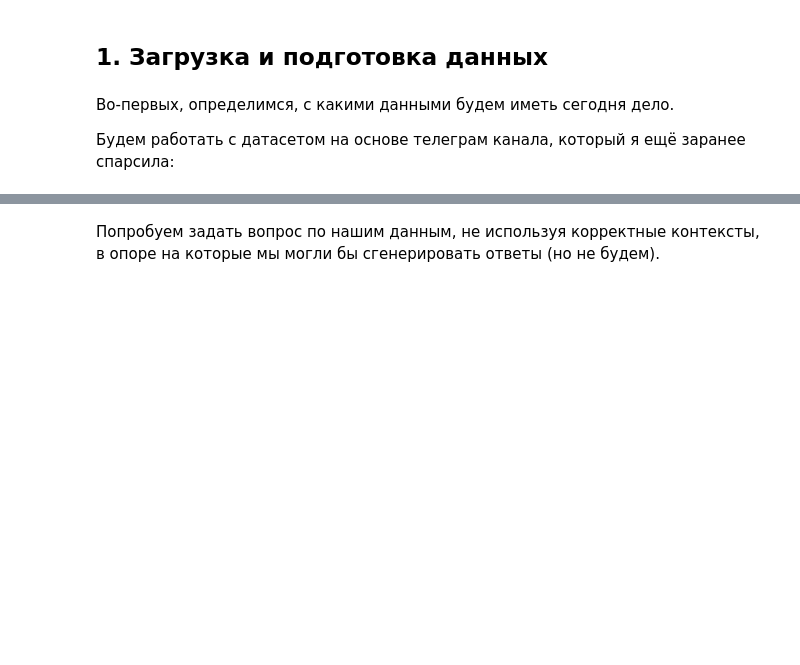
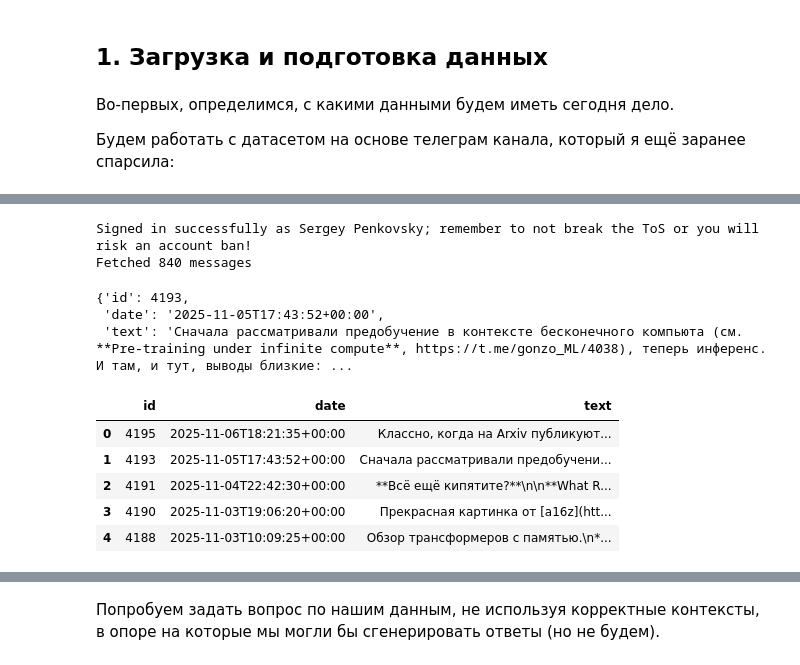
Before and after one commit to pese-git/llm-engineer, a Jupyter notebook: module04/theme02/RAG_new_workshop.ipynb, the cells around one changed output, grey strips where cells are left out. Drawn from its saved outputs; the diff is of its cells as text; code cells hidden in the pictures; blank space fills up the shorter version.

```diff
--- a/module04/theme02/RAG_new_workshop.ipynb
+++ b/module04/theme02/RAG_new_workshop.ipynb
@@ -24,0 +41,54 @@ df.head(5)
+# %%
+#@title Введите ваши токены
+api_id = "29508696" #@param{type:"string"}
+api_id = int(api_id)
+api_hash = '53db3202338934b8e1743a17503a37d6' #@param{type:"string"}
+session_name = "workshop_preprocessing_v2"
+# %%
+#@title Запуск клиента Telegram
+from telethon import TelegramClient, events, sync
+from telethon.tl.types import PeerChannel
+
+client = TelegramClient(session_name, api_id, api_hash)
+# %%
+#@title Парсинг данных
+async def fetch_messages(channel_username: str, limit: int = 200):
+    await client.start()
+    entity = await client.get_entity(channel_username)
+    msgs = []
+    async for msg in client.iter_messages(entity, limit=limit):
+        if msg.text is not None and msg.text != '':
+            msgs.append({
+                'id': msg.id,
+                'date': msg.date.isoformat(),
+                'text': msg.text,
+            })
+    await client.disconnect()
+    return msgs
+
+channel_name = 'gonzo_ML' #@param{type:"string"}
+limit = 2000 #@param{type:"string"}
+limit = int(limit)
+
+out = await fetch_messages(channel_name, limit=limit)
+print(f'Fetched {len(out)} messages')
+# %% [output]
+Signed in successfully as Sergey Penkovsky; remember to not break the ToS or you will risk an account ban!
+Fetched 840 messages
+# %%
+out[1]
+# %% [output]
+{'id': 4193,
+ 'date': '2025-11-05T17:43:52+00:00',
+ 'text': 'Сначала рассматривали предобучение в контексте бесконечного компьюта (см. **Pre-training under infinite compute**, https://t.me/gonzo_ML/4038), теперь инференс. И там, и тут, выводы близкие: ...
+# %%
+# Преобразование в DataFrame
+df = pd.DataFrame(out)
+df.head()
+# %% [output]
+|  | id | date | text |
+| 0 | 4195 | 2025-11-06T18:21:35+00:00 | Классно, когда на Arxiv публикуют... |
+| 1 | 4193 | 2025-11-05T17:43:52+00:00 | Сначала рассматривали предобучени... |
+| 2 | 4191 | 2025-11-04T22:42:30+00:00 | **Всё ещё кипятите?**\n\n**What R... |
+| 3 | 4190 | 2025-11-03T19:06:20+00:00 | Прекрасная картинка от [a16z](htt... |
+| 4 | 4188 | 2025-11-03T10:09:25+00:00 | Обзор трансформеров с памятью.\n*... |
```
Also changed, not shown: parts of 7 cells of this notebook, 1 other file.
